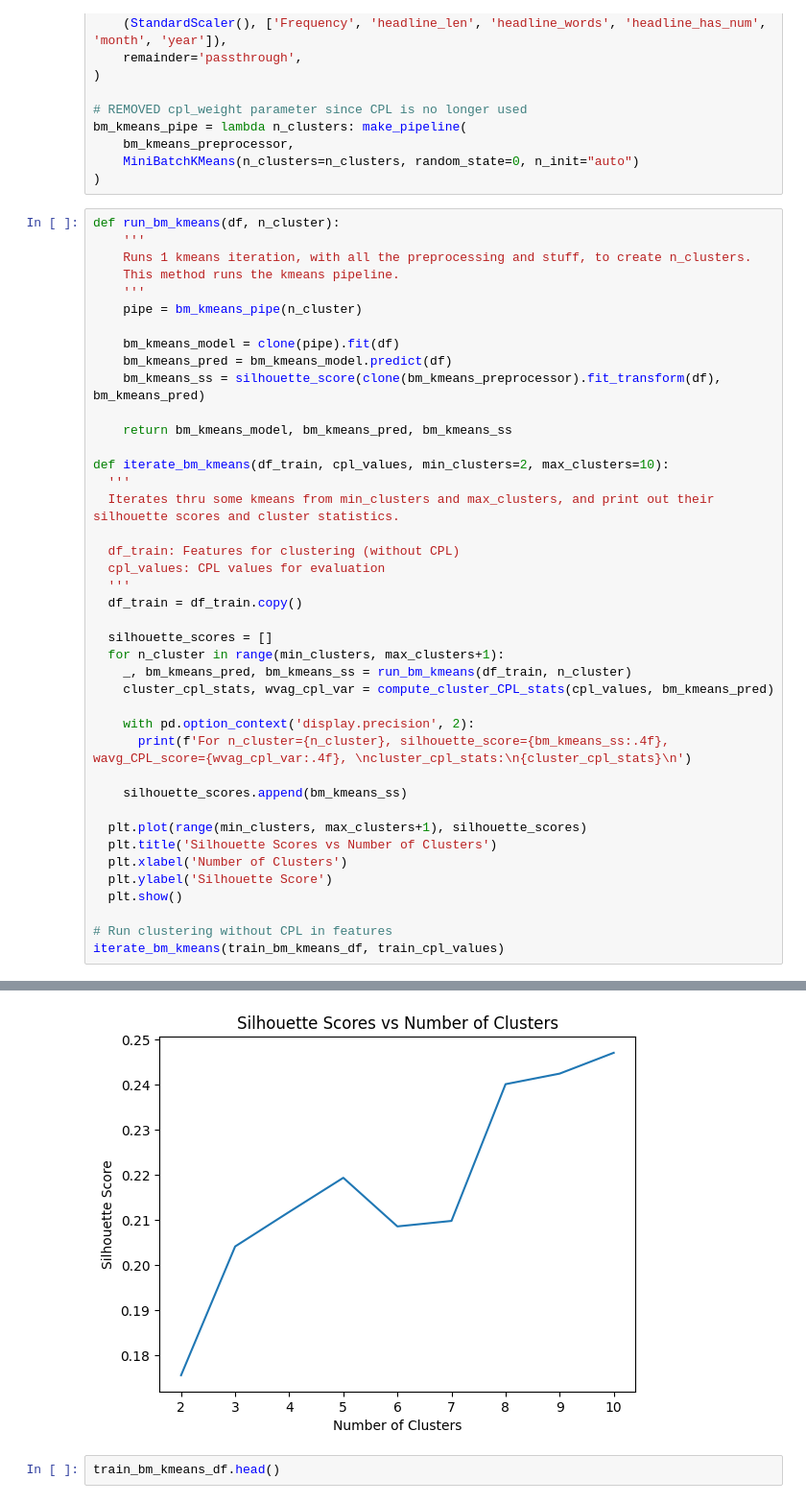
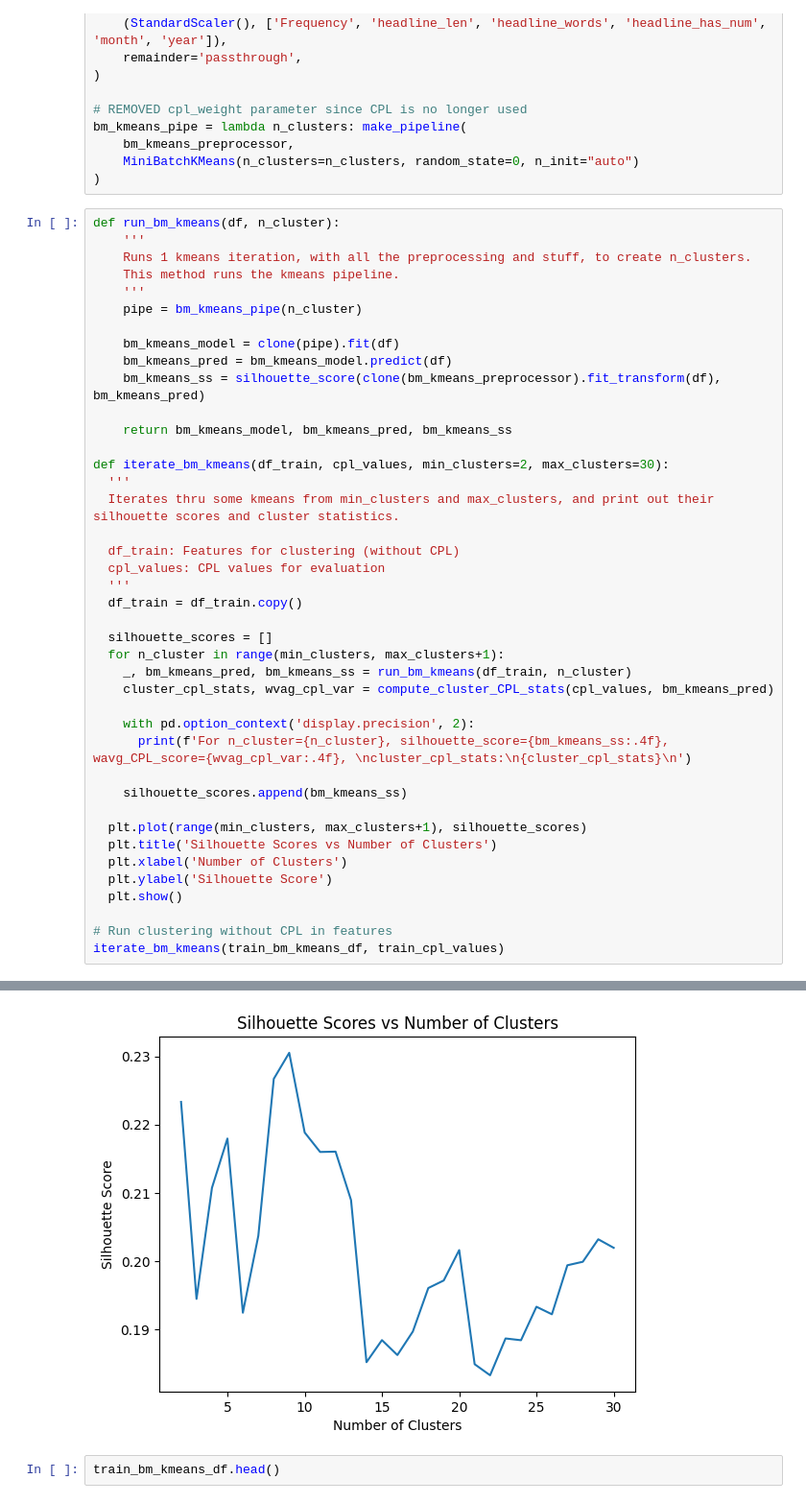
Before and after one commit to NicholasTYD/CS5284_Project, a Jupyter notebook: CS5284_Project.ipynb, the cells around one changed output, grey strips where cells are left out. Shown at 96% size. Drawn from its saved outputs; the diff is of its cells as text.

Commit message:
Tried different numbers of clusters.

```diff
--- a/CS5284_Project.ipynb
+++ b/CS5284_Project.ipynb
@@ -750,7 +750,7 @@ def run_bm_kmeans(df, n_cluster):
 
     return bm_kmeans_model, bm_kmeans_pred, bm_kmeans_ss
 
-def iterate_bm_kmeans(df_train, cpl_values, min_clusters=2, max_clusters=10):
+def iterate_bm_kmeans(df_train, cpl_values, min_clusters=2, max_clusters=30):
   '''
   Iterates thru some kmeans from min_clusters and max_clusters, and print out their silhouette scores and cluster statistics.
 
@@ -798,4 +798,4 @@ cluster
-[figure, old version]
+[figure, new version]
 # %%
 train_bm_kmeans_df.head()
 # %% [output]
```
Also changed, not shown: parts of 2 cells of this notebook.
